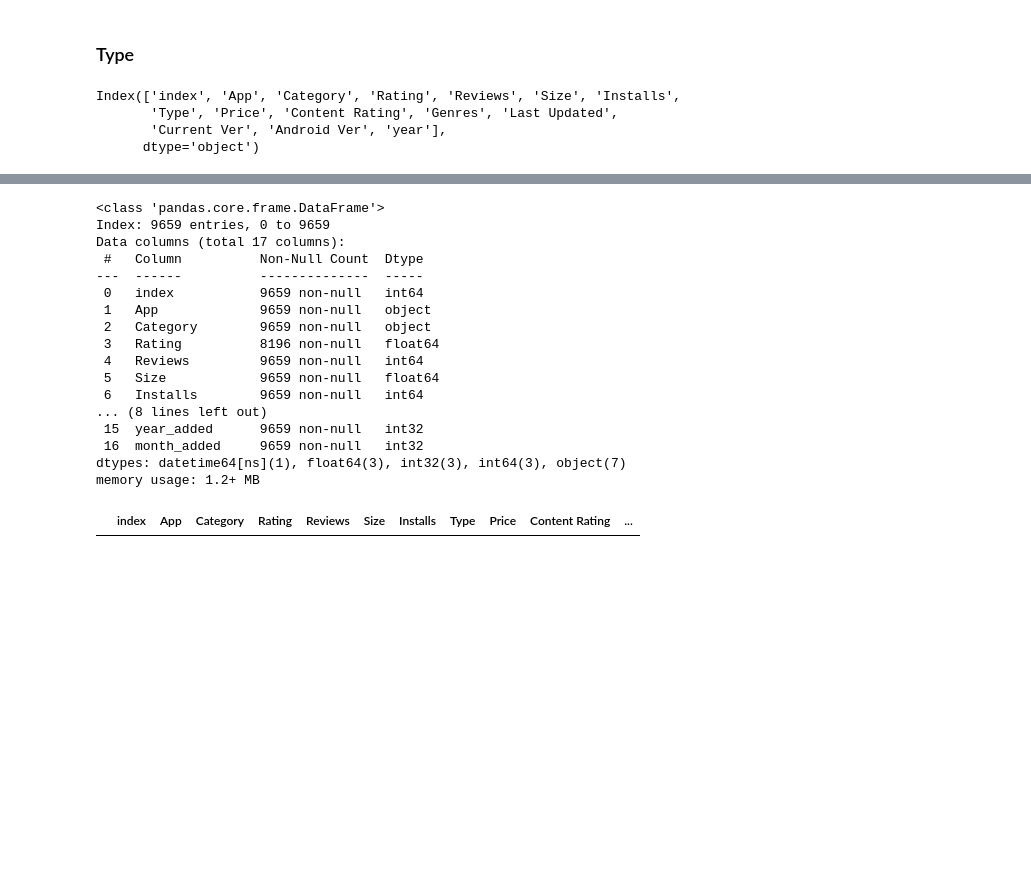
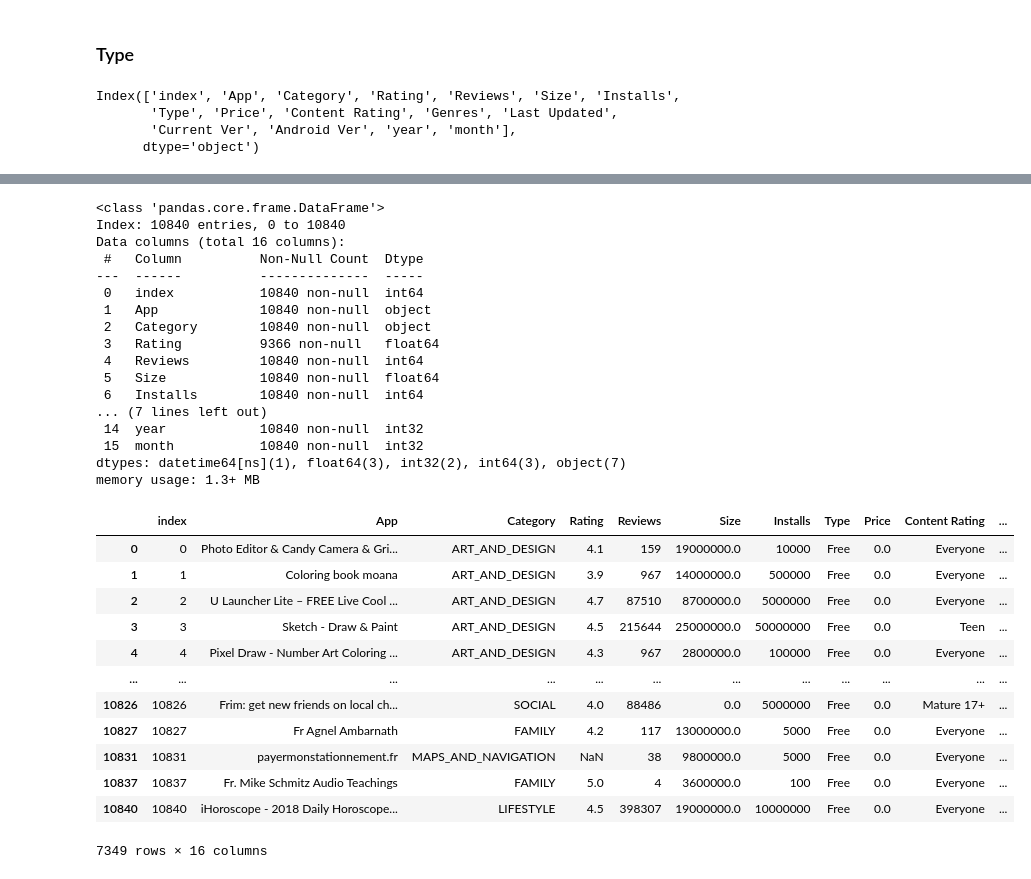
Before and after one commit to assaad-ali/dvc-hackathon, a Jupyter notebook: scripts/data_analysis.ipynb, the cells around one changed output, grey strips where cells are left out. Drawn from its saved outputs; the diff is of its cells as text; code cells hidden in the pictures; blank space fills up the shorter version.

Commit message:
Modified preprocessing the analysis dataset

```diff
--- a/scripts/data_analysis.ipynb
+++ b/scripts/data_analysis.ipynb
@@ -62,7 +62,3 @@ dtype: int64
 ## Data Cleaning and transforming
 # %% [markdown]
 #### Remove duplicates
-# %%
-df[df.duplicated(keep='first')]
-df = df.sort_values(by=['App', 'Reviews'], ascending=[True, False])
-df = df.drop_duplicates(subset=['App'], keep='first')
@@ -82,5 +94,5 @@ df[df['Reviews'] == '3.0M']
 # %%
-df = df.drop(5806, axis=0)
+df = df.drop(10472, axis=0)
 # %%
 df['Reviews'] = df['Reviews'].apply(lambda x: int(x))
 # %% [markdown]
@@ -146,7 +158,7 @@ Name: Price, dtype: float64
 # %%
 df['Last Updated'] = pd.to_datetime(df['Last Updated'])
 df["year"] = df["Last Updated"].dt.year
-# df["month"] = df["Last Updated"].dt.month
+df["month"] = df["Last Updated"].dt.month
 # %%
 df['year'].min(), df['year'].max()
 # %% [output]
@@ -207,7 +219,7 @@ analysis_df.columns
 # %% [output]
 Index(['index', 'App', 'Category', 'Rating', 'Reviews', 'Size', 'Installs',
        'Type', 'Price', 'Content Rating', 'Genres', 'Last Updated',
-       'Current Ver', 'Android Ver', 'year'],
+       'Current Ver', 'Android Ver', 'year', 'month'],
       dtype='object')
 # %%
 number_of_apps_in_category = analysis_df['Category'].value_counts().sort_values(ascending=True)
@@ -226,27 +238,39 @@ plotly.offline.iplot(data, filename='active_category')
 analysis_df.info()
 # %% [output]
 <class 'pandas.core.frame.DataFrame'>
-Index: 9659 entries, 0 to 9659
-Data columns (total 17 columns):
+Index: 10840 entries, 0 to 10840
+Data columns (total 16 columns):
  #   Column          Non-Null Count  Dtype
 ---  ------          --------------  -----
- 0   index           9659 non-null   int64
- 1   App             9659 non-null   object
- 2   Category        9659 non-null   object
- 3   Rating          8196 non-null   float64
- 4   Reviews         9659 non-null   int64
- 5   Size            9659 non-null   float64
- 6   Installs        9659 non-null   int64
-... (8 lines left out)
- 15  year_added      9659 non-null   int32
- 16  month_added     9659 non-null   int32
-dtypes: datetime64[ns](1), float64(3), int32(3), int64(3), object(7)
-memory usage: 1.2+ MB
+ 0   index           10840 non-null  int64
+ 1   App             10840 non-null  object
+ 2   Category        10840 non-null  object
+ 3   Rating          9366 non-null   float64
+ 4   Reviews         10840 non-null  int64
+ 5   Size            10840 non-null  float64
+ 6   Installs        10840 non-null  int64
+... (7 lines left out)
+ 14  year            10840 non-null  int32
+ 15  month           10840 non-null  int32
+dtypes: datetime64[ns](1), float64(3), int32(2), int64(3), object(7)
+memory usage: 1.3+ MB
 # %%
 # COUNT ANALYSIS_DF['PRICE] OUNTS VALUE WITH PRICE GREATER THAN 100
-analysis_df[analysis_df['year_added'] > 2018]
+analysis_df[analysis_df['year'] > 2017]
 # %% [output]
 |  | index | App | Category | Rating | Reviews | Size | Installs | Type | Price | Content Rating | ... |
+| 0 | 0 | Photo Editor & Candy Camera & Gri... | ART_AND_DESIGN | 4.1 | 159 | 19000000.0 | 10000 | Free | 0.0 | Everyone | ... |
+| 1 | 1 | Coloring book moana | ART_AND_DESIGN | 3.9 | 967 | 14000000.0 | 500000 | Free | 0.0 | Everyone | ... |
+| 2 | 2 | U Launcher Lite – FREE Live Cool ... | ART_AND_DESIGN | 4.7 | 87510 | 8700000.0 | 5000000 | Free | 0.0 | Everyone | ... |
+| 3 | 3 | Sketch - Draw & Paint | ART_AND_DESIGN | 4.5 | 215644 | 25000000.0 | 50000000 | Free | 0.0 | Teen | ... |
+| 4 | 4 | Pixel Draw - Number Art Coloring ... | ART_AND_DESIGN | 4.3 | 967 | 2800000.0 | 100000 | Free | 0.0 | Everyone | ... |
+| ... | ... | ... | ... | ... | ... | ... | ... | ... | ... | ... | ... |
+| 10826 | 10826 | Frim: get new friends on local ch... | SOCIAL | 4.0 | 88486 | 0.0 | 5000000 | Free | 0.0 | Mature 17+ | ... |
+| 10827 | 10827 | Fr Agnel Ambarnath | FAMILY | 4.2 | 117 | 13000000.0 | 5000 | Free | 0.0 | Everyone | ... |
+| 10831 | 10831 | payermonstationnement.fr | MAPS_AND_NAVIGATION | NaN | 38 | 9800000.0 | 5000 | Free | 0.0 | Everyone | ... |
+| 10837 | 10837 | Fr. Mike Schmitz Audio Teachings | FAMILY | 5.0 | 4 | 3600000.0 | 100 | Free | 0.0 | Everyone | ... |
+| 10840 | 10840 | iHoroscope - 2018 Daily Horoscope... | LIFESTYLE | 4.5 | 398307 | 19000000.0 | 10000000 | Free | 0.0 | Everyone | ... |
+7349 rows × 16 columns
 # %%
 data = [go.Histogram(
         x = df.Rating,
```
Also changed, not shown: parts of 9 cells of this notebook.
